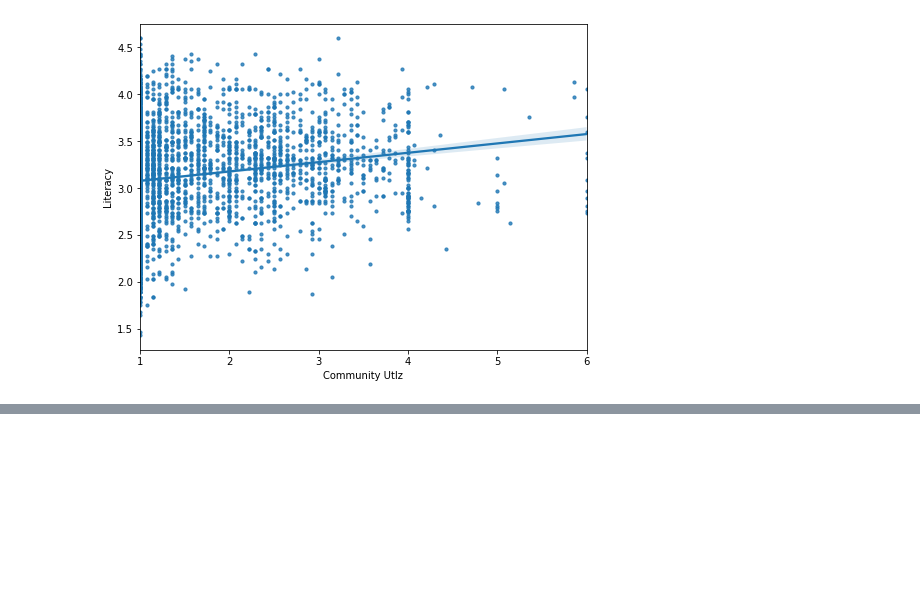
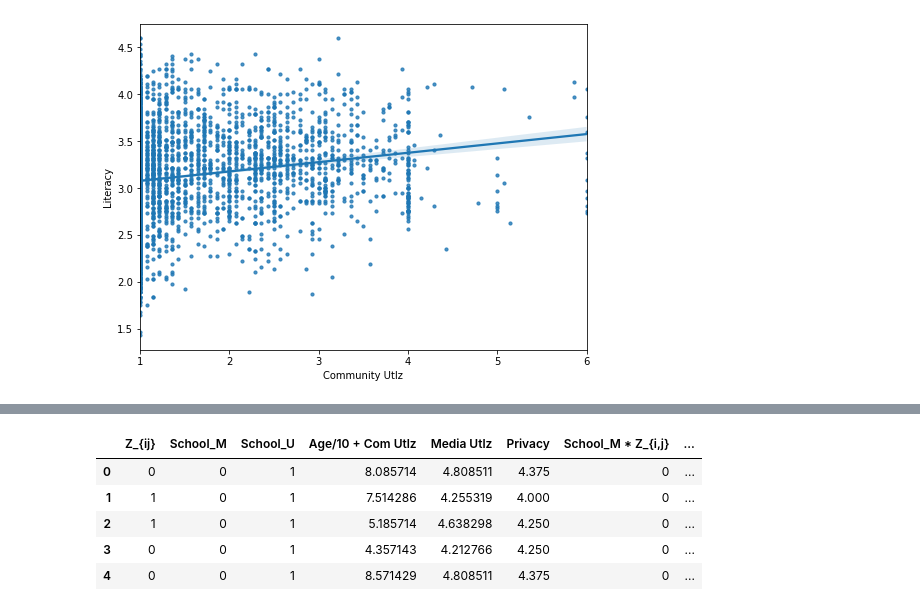
Before and after one commit to JadenKim-dev/DataScienceStudy, a Jupyter notebook: RA_group_project/3. Data_analysis2.ipynb, the cells around one changed output, grey strips where cells are left out. Cells and saved outputs as stored; diff of their text form; code cells hidden in the pictures; blank space fills up the shorter version.

```diff
--- a/RA_group_project/3. Data_analysis2.ipynb
+++ b/RA_group_project/3. Data_analysis2.ipynb
@@ -657,0 +683,14 @@ sns.regplot(x=x_Com, y=target5, scatter_kws={'s':10})
+# %%
+x_data6['School_M * Z_{i,j}'] = x_data6['School_M'] * x_data6['Z_{ij}']
+x_data6['School_U * Z_{i,j}'] = x_data6['School_U'] * x_data6['Z_{ij}']
+x_data6['Age/10 + Com Utlz * Z_{i,j}'] = x_data6['Age/10 + Com Utlz'] * x_data6['Z_{ij}']
+x_data6['Media Utlz * Z_{i,j}'] = x_data6['Media Utlz'] * x_data6['Z_{ij}']
+x_data6['Privacy * Z_{i,j}'] = x_data6['Privacy'] * x_data6['Z_{ij}']
+x_data6.head()
+# %% [output]
+|  | Z_{ij} | School_M | School_U | Age/10 + Com Utlz | Media Utlz | Privacy | School_M * Z_{i,j} | ... |
+| 0 | 0 | 0 | 1 | 8.085714 | 4.808511 | 4.375 | 0 | ... |
+| 1 | 1 | 0 | 1 | 7.514286 | 4.255319 | 4.000 | 0 | ... |
+| 2 | 1 | 0 | 1 | 5.185714 | 4.638298 | 4.250 | 0 | ... |
+| 3 | 0 | 0 | 1 | 4.357143 | 4.212766 | 4.250 | 0 | ... |
+| 4 | 0 | 0 | 1 | 8.571429 | 4.808511 | 4.375 | 0 | ... |
```
Also changed, not shown: parts of 49 cells of this notebook.
